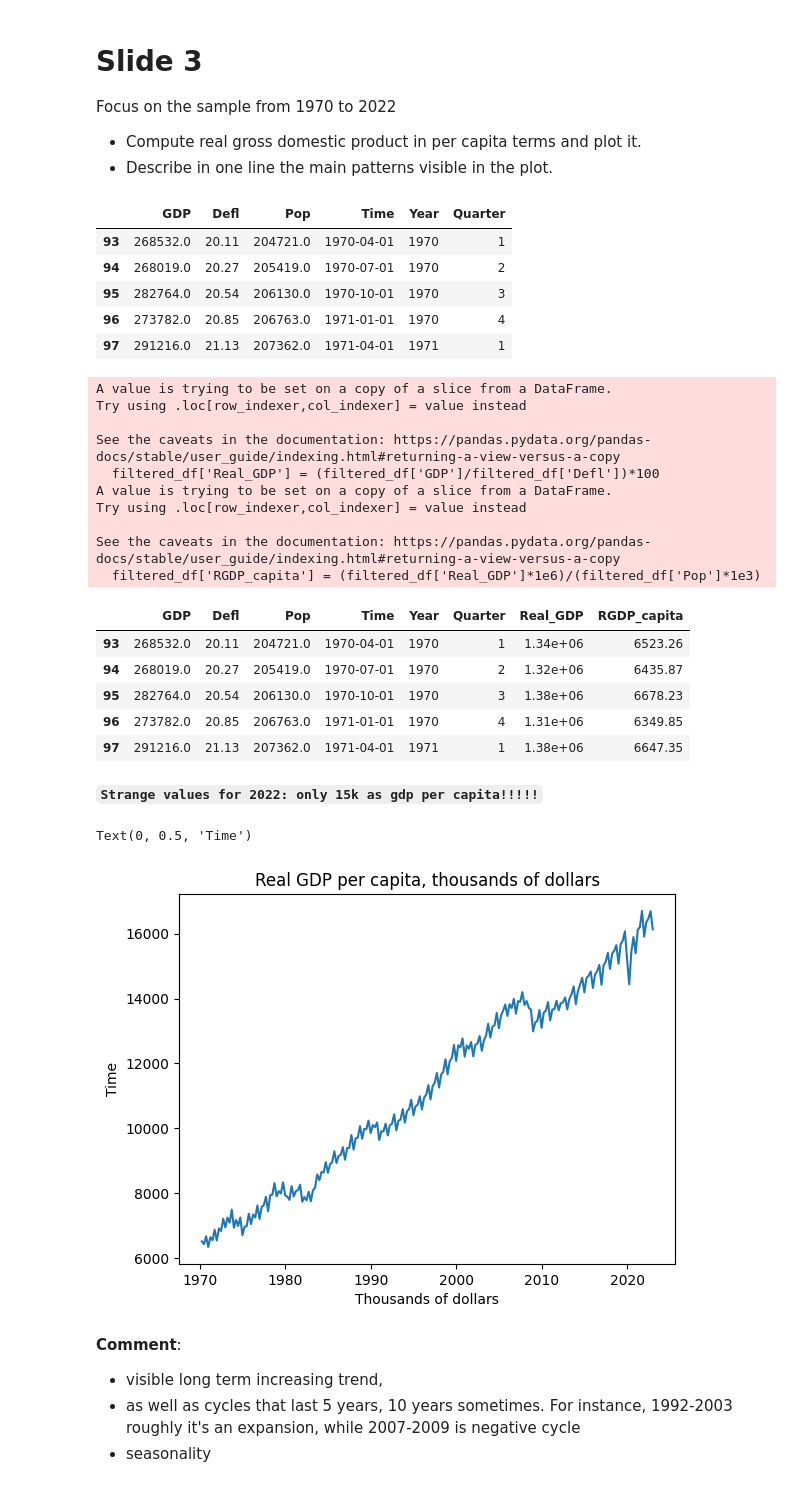
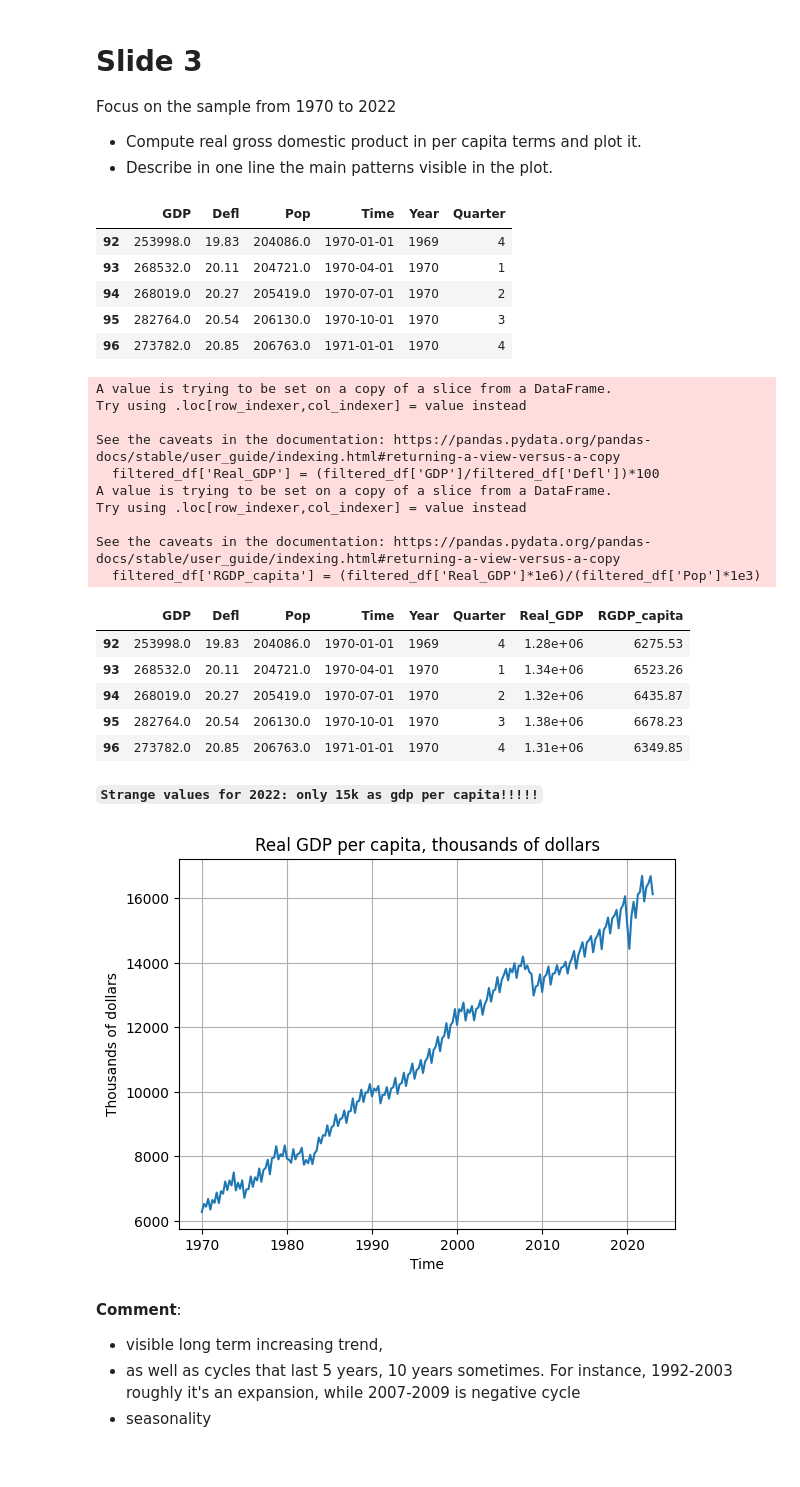
Before and after one commit to giordanovitale/Time-Series-Assignments, a Jupyter notebook: Assignment 2/Assignment2.ipynb, the cells around one changed output. Saved outputs shown, nothing was run; the diff lists cells and outputs as text; code cells hidden in the pictures.

```diff
--- a/Assignment 2/Assignment2.ipynb
+++ b/Assignment 2/Assignment2.ipynb
@@ -137,16 +137,16 @@ Focus on the sample from 1970 to 2022
 df.dtypes
 
 # limit the span of the observations as requested
-filtered_df = df.query(" Time >= '1970-04-01' and Time <= '2023-01-01'")
+filtered_df = df.query(" Time >= '1970-01-01' and Time <= '2023-01-01'")
 
 filtered_df.head()
 # %% [output]
 |  | GDP | Defl | Pop | Time | Year | Quarter |
+| 92 | 253998.0 | 19.83 | 204086.0 | 1970-01-01 | 1969 | 4 |
 | 93 | 268532.0 | 20.11 | 204721.0 | 1970-04-01 | 1970 | 1 |
 | 94 | 268019.0 | 20.27 | 205419.0 | 1970-07-01 | 1970 | 2 |
 | 95 | 282764.0 | 20.54 | 206130.0 | 1970-10-01 | 1970 | 3 |
 | 96 | 273782.0 | 20.85 | 206763.0 | 1971-01-01 | 1970 | 4 |
-| 97 | 291216.0 | 21.13 | 207362.0 | 1971-04-01 | 1971 | 1 |
 # %%
 # compute real GDP
 filtered_df['Real_GDP'] = (filtered_df['GDP']/filtered_df['Defl'])*100
@@ -167,21 +167,21 @@ Try using .loc[row_indexer,col_indexer] = value instead
 See the caveats in the documentation: https://pandas.pydata.org/pandas-docs/stable/user_guide/indexing.html#returning-a-view-versus-a-copy
   filtered_df['RGDP_capita'] = (filtered_df['Real_GDP']*1e6)/(filtered_df['Pop']*1e3)
 |  | GDP | Defl | Pop | Time | Year | Quarter | Real_GDP | RGDP_capita |
+| 92 | 253998.0 | 19.83 | 204086.0 | 1970-01-01 | 1969 | 4 | 1.28e+06 | 6275.53 |
 | 93 | 268532.0 | 20.11 | 204721.0 | 1970-04-01 | 1970 | 1 | 1.34e+06 | 6523.26 |
 | 94 | 268019.0 | 20.27 | 205419.0 | 1970-07-01 | 1970 | 2 | 1.32e+06 | 6435.87 |
 | 95 | 282764.0 | 20.54 | 206130.0 | 1970-10-01 | 1970 | 3 | 1.38e+06 | 6678.23 |
 | 96 | 273782.0 | 20.85 | 206763.0 | 1971-01-01 | 1970 | 4 | 1.31e+06 | 6349.85 |
-| 97 | 291216.0 | 21.13 | 207362.0 | 1971-04-01 | 1971 | 1 | 1.38e+06 | 6647.35 |
 # %% [markdown]
 **`Strange values for 2022: only 15k as gdp per capita!!!!!`**
 # %%
 plt.plot(filtered_df.Time, filtered_df.RGDP_capita)
 plt.title('Real GDP per capita, thousands of dollars')
-plt.xlabel('Thousands of dollars')
-plt.ylabel('Time')
+plt.ylabel('Thousands of dollars')
+plt.xlabel('Time')
+plt.grid()
 # %% [output]
-Text(0, 0.5, 'Time')
-[figure, old version]
+[figure, new version]
 # %% [markdown]
 **Comment**:
 - visible long term increasing trend,
```
Also changed, not shown: parts of 19 cells of this notebook.
